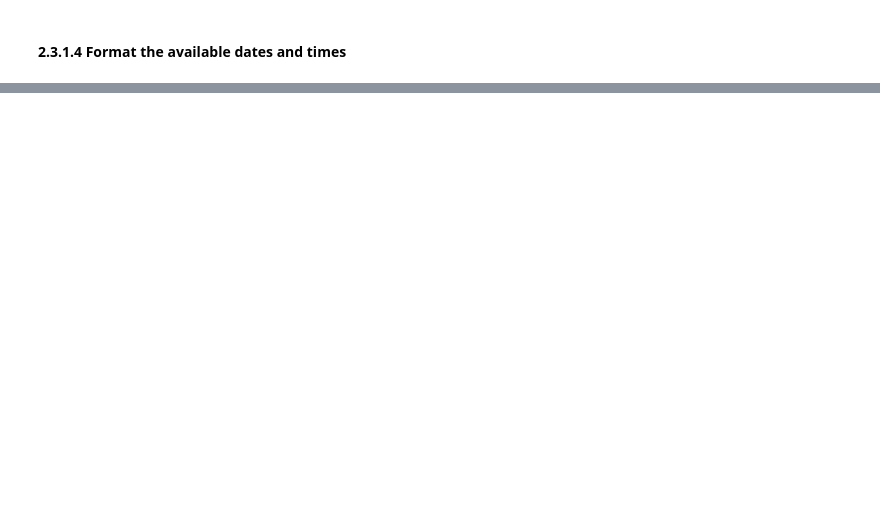
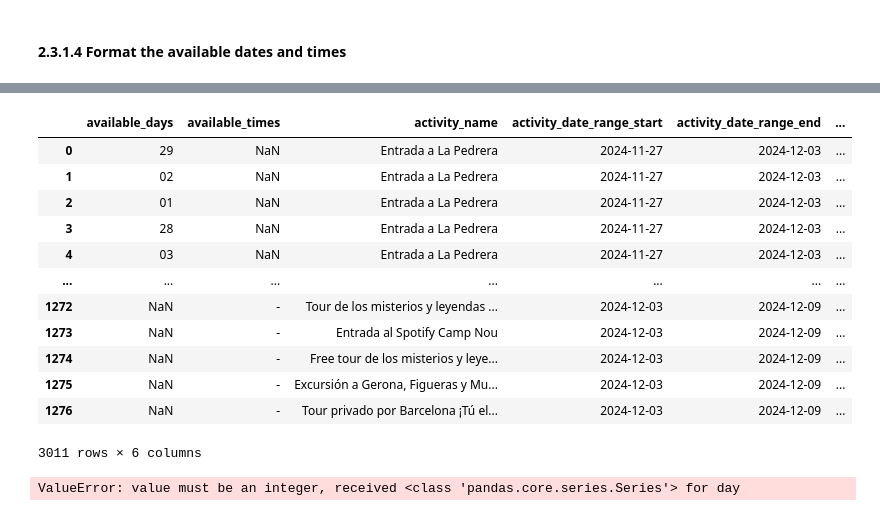
Before and after one commit to MiguelLopezVirues/travel_planner, a Jupyter notebook: notebooks/2_data_transformation.ipynb, the cells around one changed output, grey strips where cells are left out. Saved outputs shown, nothing was run; the diff lists cells and outputs as text; code cells hidden in the pictures; blank space fills up the shorter version.

```diff
--- a/notebooks/2_data_transformation.ipynb
+++ b/notebooks/2_data_transformation.ipynb
@@ -137,0 +140,2 @@ Address: 277 Bedford Ave, Brooklyn, NY 11211, USA
+# %%
+availability_activities = availability_activities.explode("paired", ignore_index=True) #.drop(columns=["available_days","available_times"])
@@ -137,0 +153,4 @@ Address: 277 Bedford Ave, Brooklyn, NY 11211, USA
+# %%
+availability_activities[["available_days", "available_times"]] = pd.DataFrame(availability_activities["paired"].tolist(), index=availability_activities.index)
+availability_activities = availability_activities.drop(columns="paired")
+availability_activities
@@ -137,0 +171,2 @@ Address: 277 Bedford Ave, Brooklyn, NY 11211, USA
+# %%
+availability_activities = availability_activities.explode("available_times")
@@ -137,0 +187,3 @@ Address: 277 Bedford Ave, Brooklyn, NY 11211, USA
+# %%
+availability_activities["available_days"] = availability_activities["available_days"].replace("-",np.nan)
+availability_activities
@@ -137,0 +204,51 @@ Address: 277 Bedford Ave, Brooklyn, NY 11211, USA
+# %%
+def calculate_adjusted_date(row):
+
+    row["activity_date_range_start"] = pd.to_datetime(row["activity_date_range_start"])
+    row["activity_date_range_end"] = pd.to_datetime(row["activity_date_range_end"])
+
+
+    if pd.isna(row["available_days"]):
+        return pd.NaT
+    day = int(row["available_days"])  # Get the day from available_days
+    # Check if the day is greater than the day of activity_date_range_end
+    if day > row["activity_date_range_end"].day:
+        # Use activity_date_range_end's month and year with the day from available_days
+        return row["activity_date_range_start"].replace(day=day)
+    else:
+        # Use activity_date_range_start's month and year with the day from available_days
+        return row["activity_date_range_end"].replace(day=day)
+
+# Apply the custom function to each row
+availability_activities["available_date"] = availability_activities.apply(calculate_adjusted_date, axis=1)
+
+availability_activities.drop(columns="available_days",inplace=True)
+# %% [output]
+|  | available_days | available_times | activity_name | activity_date_range_start | activity_date_range_end | ... |
+| 0 | 29 | NaN | Entrada a La Pedrera | 2024-11-27 | 2024-12-03 | ... |
+| 1 | 02 | NaN | Entrada a La Pedrera | 2024-11-27 | 2024-12-03 | ... |
+| 2 | 01 | NaN | Entrada a La Pedrera | 2024-11-27 | 2024-12-03 | ... |
+| 3 | 28 | NaN | Entrada a La Pedrera | 2024-11-27 | 2024-12-03 | ... |
+| 4 | 03 | NaN | Entrada a La Pedrera | 2024-11-27 | 2024-12-03 | ... |
+| ... | ... | ... | ... | ... | ... | ... |
+| 1272 | NaN | - | Tour de los misterios y leyendas ... | 2024-12-03 | 2024-12-09 | ... |
+| 1273 | NaN | - | Entrada al Spotify Camp Nou | 2024-12-03 | 2024-12-09 | ... |
+| 1274 | NaN | - | Free tour de los misterios y leye... | 2024-12-03 | 2024-12-09 | ... |
+| 1275 | NaN | - | Excursión a Gerona, Figueras y Mu... | 2024-12-03 | 2024-12-09 | ... |
+| 1276 | NaN | - | Tour privado por Barcelona ¡Tú el... | 2024-12-03 | 2024-12-09 | ... |
+3011 rows × 6 columns
+# %%
+availability_activities["adjusted_date"] = np.where(
+    availability_activities["available_days"].isna(),
+    pd.NaT,  # If available_days is NaN, keep adjusted_date as NaN
+    np.where(
+        availability_activities["available_days"] > availability_activities["activity_date_range_end"].dt.day,
+        # If available_days is greater, use activity_date_range_end's month
+        availability_activities["activity_date_range_start"].apply(lambda x: x.replace(day=availability_activities["available_days"])),
+        # Otherwise, use activity_date_range_start's month
+        availability_activities["activity_date_range_end"].apply(lambda x: x.replace(day=availability_activities["available_days"]))
+    )
+)
+availability_activities
+# %% [output]
+ValueError: value must be an integer, received <class 'pandas.core.series.Series'> for day
```
Also changed, not shown: parts of 31 cells of this notebook, 11 other files.
